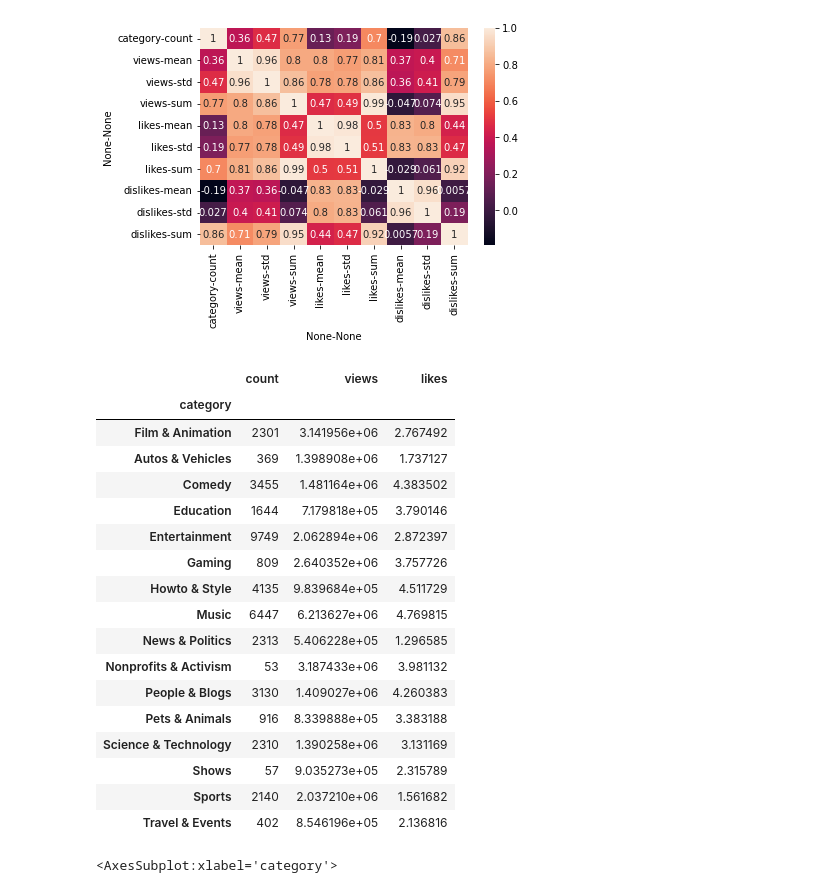
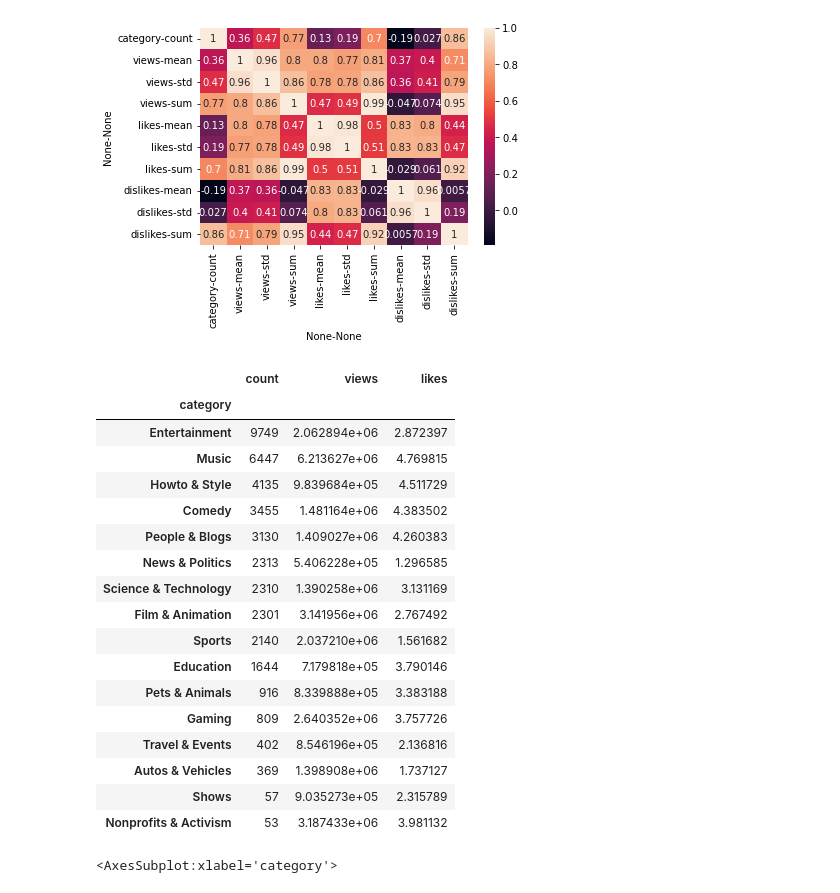
Before and after one commit to danielosetiawan/YouTube-EDA, a Jupyter notebook: youtube ipynb.ipynb, the cells around one changed output. Cells and saved outputs as stored; diff of their text form; code cells hidden in the pictures.

```diff
--- a/youtube ipynb.ipynb
+++ b/youtube ipynb.ipynb
@@ -59,7 +59,7 @@ df.head(3)
 # %%
 # lets also aggregate certain columns for better analysis
 
-df['like_pct'] = 100 * round(df['likes'] / df['views'], 2) # ratio of likes to views
+df['like_pct'] = 100 * round(df['likes'] / (df['likes'] + df['dislikes']), 2) # ratio of likes to dislikes
 df['len_title'] = df['title'].str.findall(r'[.]*').str.len() # count chars in title
 df['len_desc'] = df['description'].str.findall(r'[.]*').str.len() # count chars in desc
 df['pct_cap'] = 100 * round(df['title'].str.findall(r'[A-Z]').str.len() /
@@ -152,28 +191,29 @@ plt.show()
 # %%
 # lets first see how much of each category there is
 
 df.groupby('category').agg(count=('category', 'count'),
                            views=('views', 'mean'),
-                           likes=('like_pct', 'mean'))
+                           likes=('like_pct', 'mean')
+                          ).sort_values(by='count', ascending=False)
 # %% [output]
 |  | count | views | likes |
 | category |  |  |  |
+| Entertainment | 9749 | 2.062894e+06 | 2.872397 |
+| Music | 6447 | 6.213627e+06 | 4.769815 |
+| Howto & Style | 4135 | 9.839684e+05 | 4.511729 |
+| Comedy | 3455 | 1.481164e+06 | 4.383502 |
+| People & Blogs | 3130 | 1.409027e+06 | 4.260383 |
+| News & Politics | 2313 | 5.406228e+05 | 1.296585 |
+| Science & Technology | 2310 | 1.390258e+06 | 3.131169 |
 | Film & Animation | 2301 | 3.141956e+06 | 2.767492 |
+| Sports | 2140 | 2.037210e+06 | 1.561682 |
+| Education | 1644 | 7.179818e+05 | 3.790146 |
+| Pets & Animals | 916 | 8.339888e+05 | 3.383188 |
+| Gaming | 809 | 2.640352e+06 | 3.757726 |
+| Travel & Events | 402 | 8.546196e+05 | 2.136816 |
 | Autos & Vehicles | 369 | 1.398908e+06 | 1.737127 |
-| Comedy | 3455 | 1.481164e+06 | 4.383502 |
-| Education | 1644 | 7.179818e+05 | 3.790146 |
-| Entertainment | 9749 | 2.062894e+06 | 2.872397 |
-| Gaming | 809 | 2.640352e+06 | 3.757726 |
-| Howto & Style | 4135 | 9.839684e+05 | 4.511729 |
-| Music | 6447 | 6.213627e+06 | 4.769815 |
-| News & Politics | 2313 | 5.406228e+05 | 1.296585 |
+| Shows | 57 | 9.035273e+05 | 2.315789 |
 | Nonprofits & Activism | 53 | 3.187433e+06 | 3.981132 |
-| People & Blogs | 3130 | 1.409027e+06 | 4.260383 |
-| Pets & Animals | 916 | 8.339888e+05 | 3.383188 |
-| Science & Technology | 2310 | 1.390258e+06 | 3.131169 |
-| Shows | 57 | 9.035273e+05 | 2.315789 |
-| Sports | 2140 | 2.037210e+06 | 1.561682 |
-| Travel & Events | 402 | 8.546196e+05 | 2.136816 |
 # %%
 us_df.groupby('category').agg(count=('category', 'count'))\
 .sort_values(by='count', ascending=False).plot.bar(color = 'b')
```
Also changed, not shown: parts of 25 cells of this notebook.
